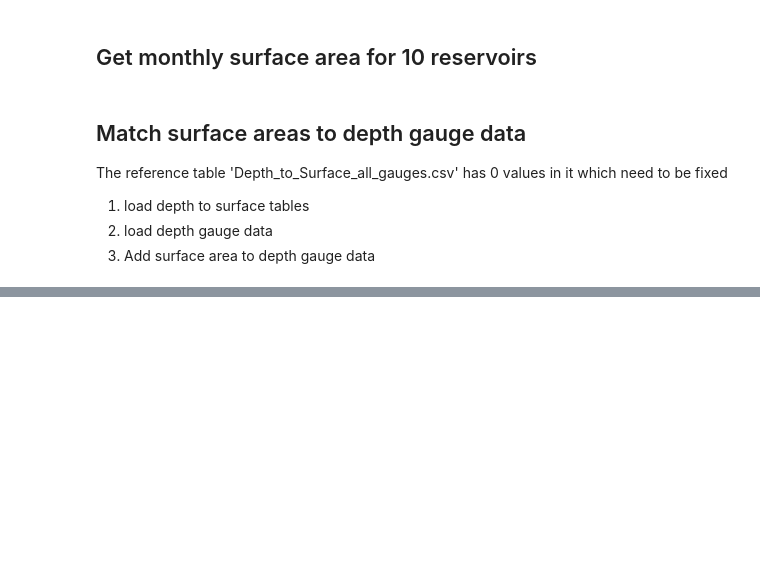
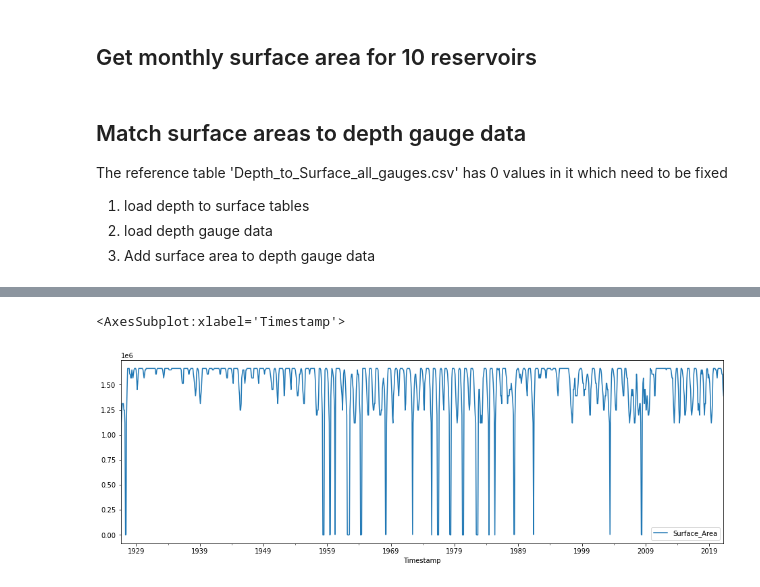
Before and after one commit to anchor228/Reservoirs_project, a Jupyter notebook: Surface_Area_monthly.ipynb, the cells around one changed output, grey strips where cells are left out. Drawn from its saved outputs; the diff is of its cells as text; code cells hidden in the pictures; blank space fills up the shorter version.

Commit message:
adding Surface Area Monthly notebook

```diff
--- a/Surface_Area_monthly.ipynb
+++ b/Surface_Area_monthly.ipynb
@@ -79,0 +85,8 @@ df
+# %%
+df_plot = df.set_index(df['Timestamp'])
+df_plot = df_plot.drop(columns = ['Value', 'Gauge_ID', 'Timestamp'])
+df_plot['Surface_Area'] = df_plot['Surface_Area'].astype(int)
+df_plot.plot(figsize=(16, 5))
+# %% [output]
+<AxesSubplot:xlabel='Timestamp'>
+[figure, added]
```
Also changed, not shown: parts of 10 cells of this notebook, 5 other files.
